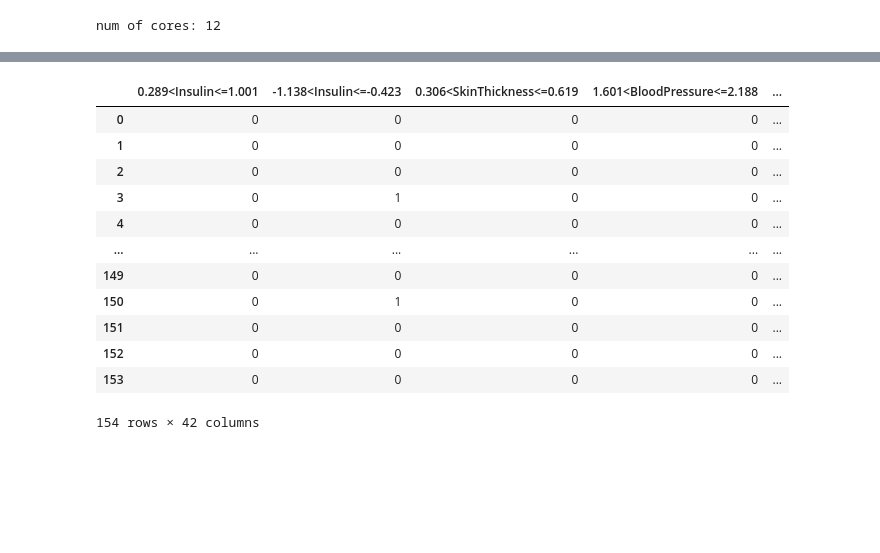
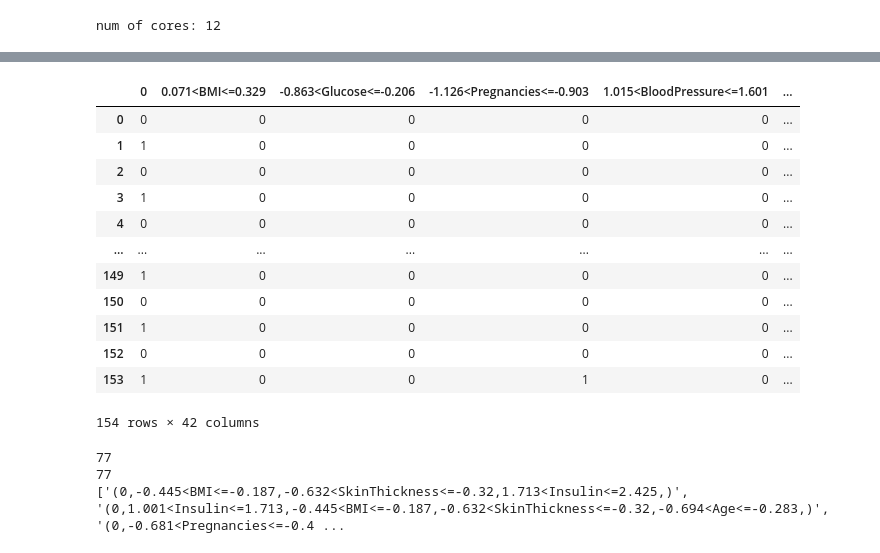
Before and after one commit to VellaRo/Bachelor, a Jupyter notebook: copyCega.ipynb, the cells around one changed output, grey strips where cells are left out. Drawn from its saved outputs; the diff is of its cells as text; code cells hidden in the pictures; blank space fills up the shorter version.

```diff
--- a/copyCega.ipynb
+++ b/copyCega.ipynb
@@ -217,16 +288,17 @@ num of cores: 12
 # %%
 ohe_df
+ohe_dfList[0]
 # %% [output]
-|  | 0.289<Insulin<=1.001 | -1.138<Insulin<=-0.423 | 0.306<SkinThickness<=0.619 | 1.601<BloodPressure<=2.188 | ... |
-| 0 | 0 | 0 | 0 | 0 | ... |
-| 1 | 0 | 0 | 0 | 0 | ... |
-| 2 | 0 | 0 | 0 | 0 | ... |
-| 3 | 0 | 1 | 0 | 0 | ... |
-| 4 | 0 | 0 | 0 | 0 | ... |
-| ... | ... | ... | ... | ... | ... |
-| 149 | 0 | 0 | 0 | 0 | ... |
-| 150 | 0 | 1 | 0 | 0 | ... |
-| 151 | 0 | 0 | 0 | 0 | ... |
-| 152 | 0 | 0 | 0 | 0 | ... |
-| 153 | 0 | 0 | 0 | 0 | ... |
+|  | 0 | 0.071<BMI<=0.329 | -0.863<Glucose<=-0.206 | -1.126<Pregnancies<=-0.903 | 1.015<BloodPressure<=1.601 | ... |
+| 0 | 0 | 0 | 0 | 0 | 0 | ... |
+| 1 | 1 | 0 | 0 | 0 | 0 | ... |
+| 2 | 0 | 0 | 0 | 0 | 0 | ... |
+| 3 | 1 | 0 | 0 | 0 | 0 | ... |
+| 4 | 0 | 0 | 0 | 0 | 0 | ... |
+| ... | ... | ... | ... | ... | ... | ... |
+| 149 | 1 | 0 | 0 | 0 | 0 | ... |
+| 150 | 0 | 0 | 0 | 0 | 0 | ... |
+| 151 | 1 | 0 | 0 | 0 | 0 | ... |
+| 152 | 0 | 0 | 0 | 0 | 0 | ... |
+| 153 | 1 | 0 | 0 | 1 | 0 | ... |
 154 rows × 42 columns
@@ -235,0 +305,44 @@ ohe_df
+# %%
+
+#for i in range(len(ohe_dfList[0]["1"])):
+#    df = ohe_dfList[0].iloc[[i]] == 1
+#    print(df.drop(df == True))
+#    print("done")
+
+# split into pos and negative rules
+
+# drop the 0 /  1 column
+
+
+
+def ohe_df_to_decisionRules(ohe_df):
+    ohe_df.drop(["1","0"], axis=1)
+    df_neg = ohe_df.iloc[range(1, len(ohe_df), 2)]
+    df_pos = ohe_df.iloc[range(0, len(ohe_df), 2)]
+    print(len(df_pos))
+    def createDecisionRules(df):
+        rules = []
+        for i in range(len(df)):
+            colums = df.iloc[[i]].columns.tolist()
+            list = df.iloc[[i]].values.tolist()[0]
+            tempString = "("
+            for j ,item in enumerate(list):
+                if item == 1:
+                    tempString = tempString + str(colums[j]) +","
+            tempString = tempString + ")"
+            rules.append(tempString)
+        return rules
+
+    decisionRules_pos =createDecisionRules(df_pos)
+    decisionRules_neg =createDecisionRules(df_neg)
+
+    return decisionRules_pos , decisionRules_neg
+
+limeDecisionRules_pos , limeDecisionRules_neg = ohe_df_to_decisionRules(ohe_df)
+print(len(limeDecisionRules_pos))
+print(limeDecisionRules_neg)
+#
+# %% [output]
+77
+77
+['(0,-0.445<BMI<=-0.187,-0.632<SkinThickness<=-0.32,1.713<Insulin<=2.425,)', '(0,1.001<Insulin<=1.713,-0.445<BMI<=-0.187,-0.632<SkinThickness<=-0.32,-0.694<Age<=-0.283,)', '(0,-0.681<Pregnancies<=-0.4 ...
```
Also changed, not shown: parts of 21 cells of this notebook.
